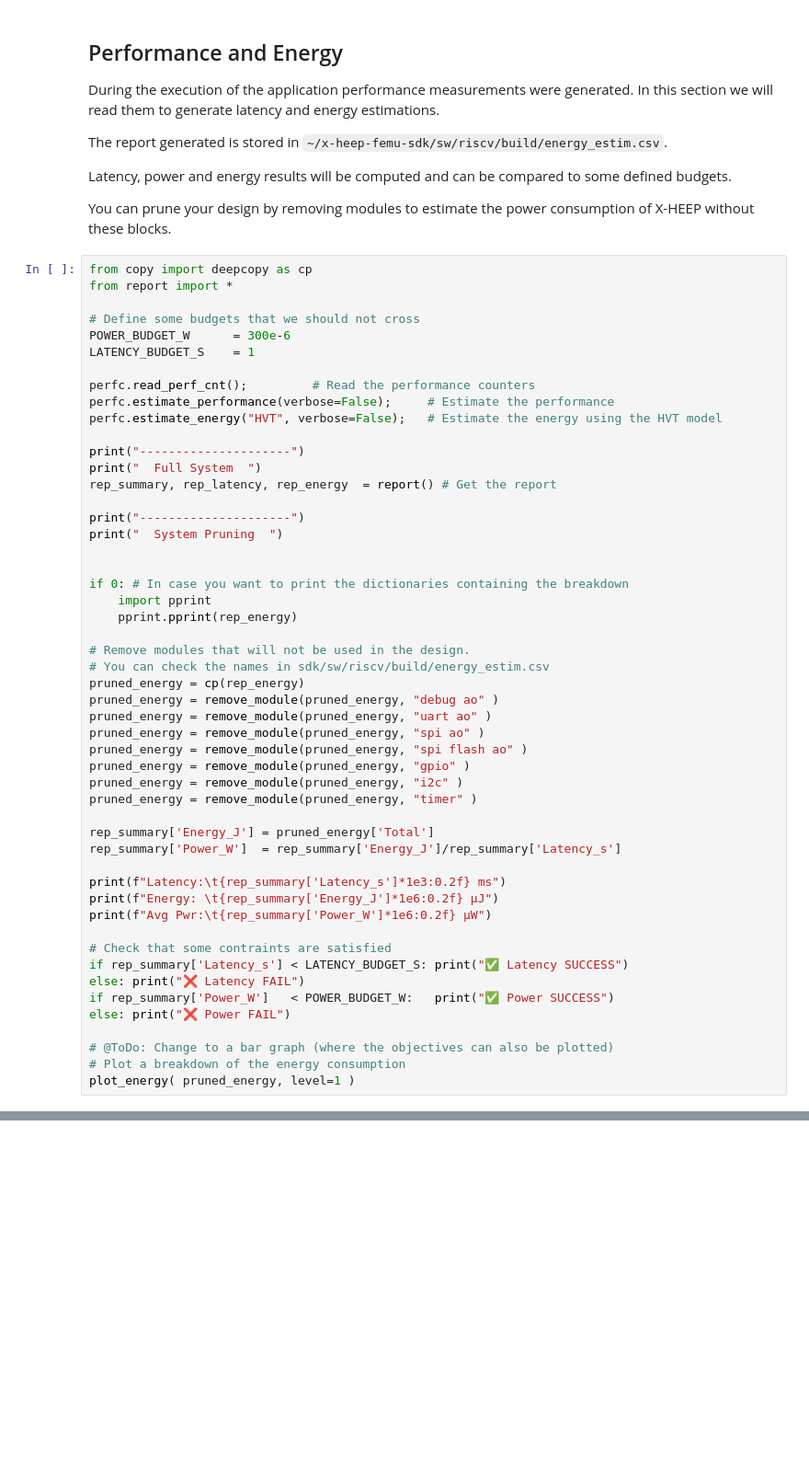
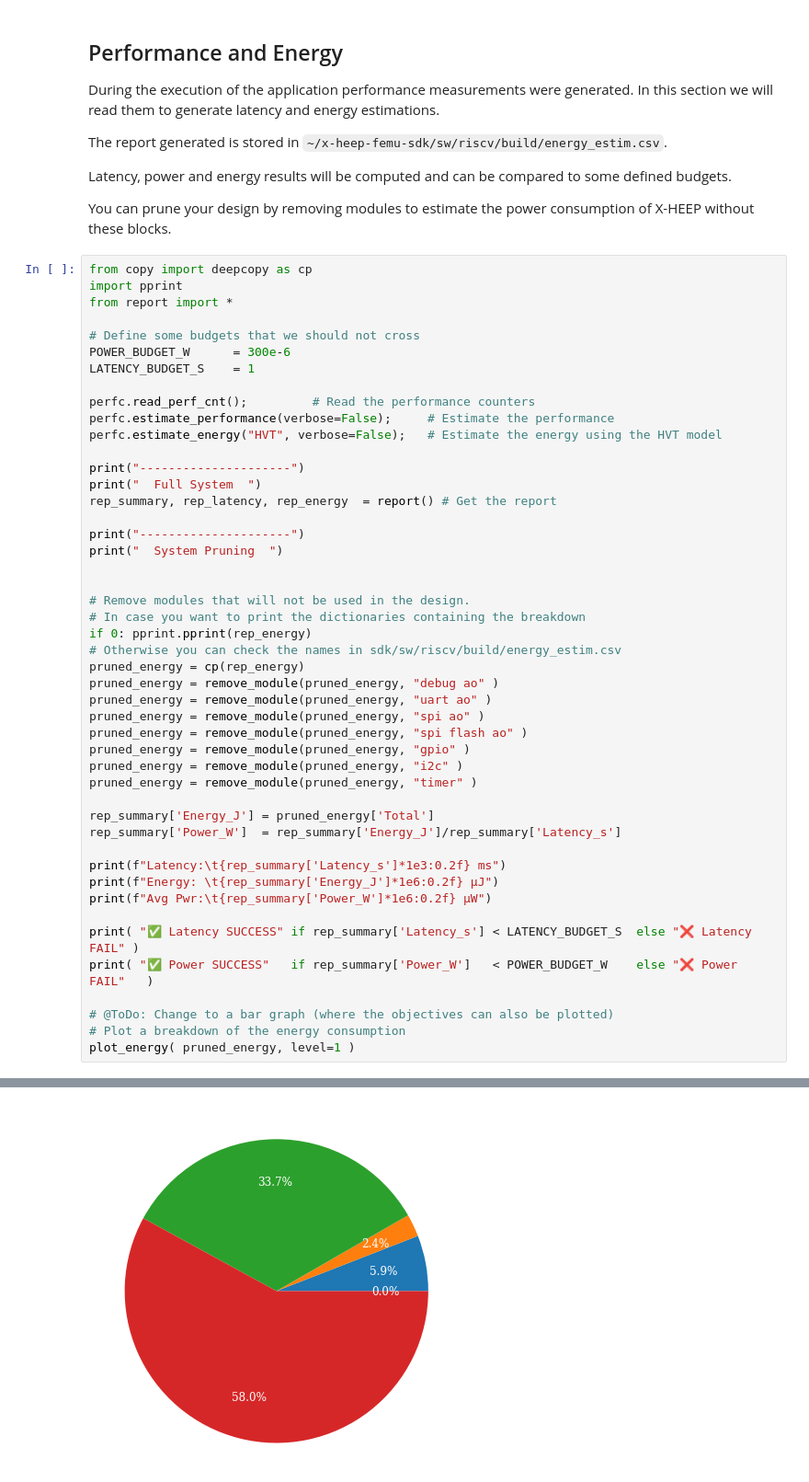
Before and after one commit to esl-epfl/x-heep-femu-sdk, a Jupyter notebook: sw/arm/jupyter_notebooks/vadc_example/vadc_example.ipynb, the cells around one changed output, grey strips where cells are left out. Shown: that part at 92% size. Saved outputs shown, nothing was run; the diff lists cells and outputs as text; blank space fills up the shorter version.

Commit message:
Fixed some issue with the power report

```diff
--- a/sw/arm/jupyter_notebooks/vadc_example/vadc_example.ipynb
+++ b/sw/arm/jupyter_notebooks/vadc_example/vadc_example.ipynb
@@ -351,6 +347,7 @@ Latency, power and energy results will be computed and can be compared to some d
 You can prune your design by removing modules to estimate the power consumption of X-HEEP without these blocks.
 # %%
 from copy import deepcopy as cp
+import pprint
 from report import *
 
 # Define some budgets that we should not cross
@@ -369,12 +366,10 @@ print("---------------------")
 print("  System Pruning  ")
 
 
-if 0: # In case you want to print the dictionaries containing the breakdown
-    import pprint
-    pprint.pprint(rep_energy)
-
 # Remove modules that will not be used in the design.
-# You can check the names in sdk/sw/riscv/build/energy_estim.csv
+# In case you want to print the dictionaries containing the breakdown
+if 0: pprint.pprint(rep_energy)
+# Otherwise you can check the names in sdk/sw/riscv/build/energy_estim.csv
 pruned_energy = cp(rep_energy)
 pruned_energy = remove_module(pruned_energy, "debug ao" )
 pruned_energy = remove_module(pruned_energy, "uart ao" )
@@ -391,11 +386,8 @@ print(f"Latency:\t{rep_summary['Latency_s']*1e3:0.2f} ms")
 print(f"Energy: \t{rep_summary['Energy_J']*1e6:0.2f} µJ")
 print(f"Avg Pwr:\t{rep_summary['Power_W']*1e6:0.2f} µW")
 
-# Check that some contraints are satisfied
-if rep_summary['Latency_s'] < LATENCY_BUDGET_S: print("✅ Latency SUCCESS")
-else: print("❌ Latency FAIL")
-if rep_summary['Power_W']   < POWER_BUDGET_W:   print("✅ Power SUCCESS")
-else: print("❌ Power FAIL")
+print( "✅ Latency SUCCESS" if rep_summary['Latency_s'] < LATENCY_BUDGET_S  else "❌ Latency FAIL" )
+print( "✅ Power SUCCESS"   if rep_summary['Power_W']   < POWER_BUDGET_W    else "❌ Power FAIL"   )
 
 # @ToDo: Change to a bar graph (where the objectives can also be plotted)
 # Plot a breakdown of the energy consumption
@@ -404,0 +408 @@ NameError: name 'perf_cnt' is not defined
+[figure, added]
```
Also changed, not shown: parts of 3 cells of this notebook.
